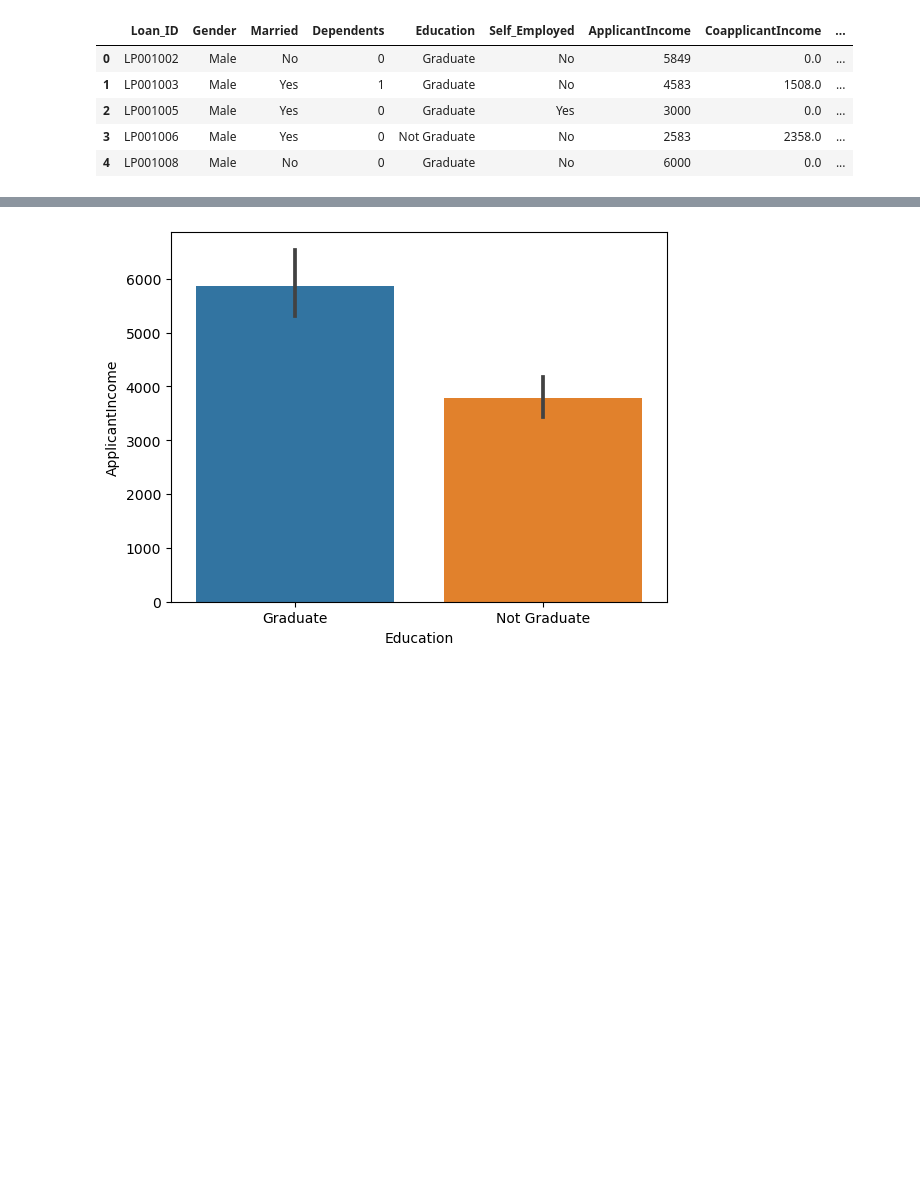
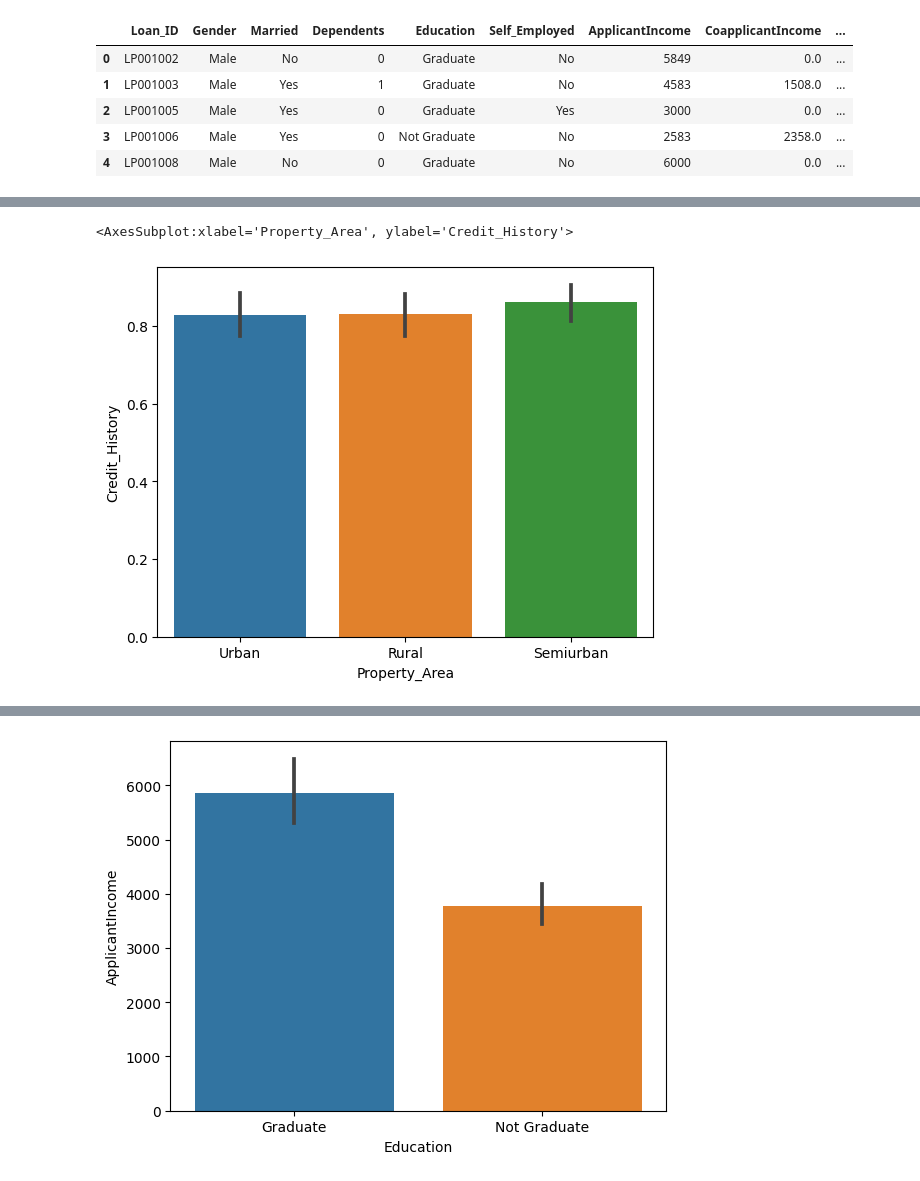
Before and after one commit to MckyleM/MLGGuidedProject, a Jupyter notebook: Sketch.ipynb, the cells around one changed output, grey strips where cells are left out. Drawn from its saved outputs; the diff is of its cells as text; code cells hidden in the pictures; blank space fills up the shorter version.

```diff
--- a/Sketch.ipynb
+++ b/Sketch.ipynb
@@ -64,0 +66,5 @@ df.head()
+# %%
+sns.barplot(data=df.sort_values(by='Loan_ID', ascending=True),x='Property_Area',y='Credit_History')
+# %% [output]
+<AxesSubplot:xlabel='Property_Area', ylabel='Credit_History'>
+[figure, added]
```
Also changed, not shown: parts of 16 cells of this notebook.
